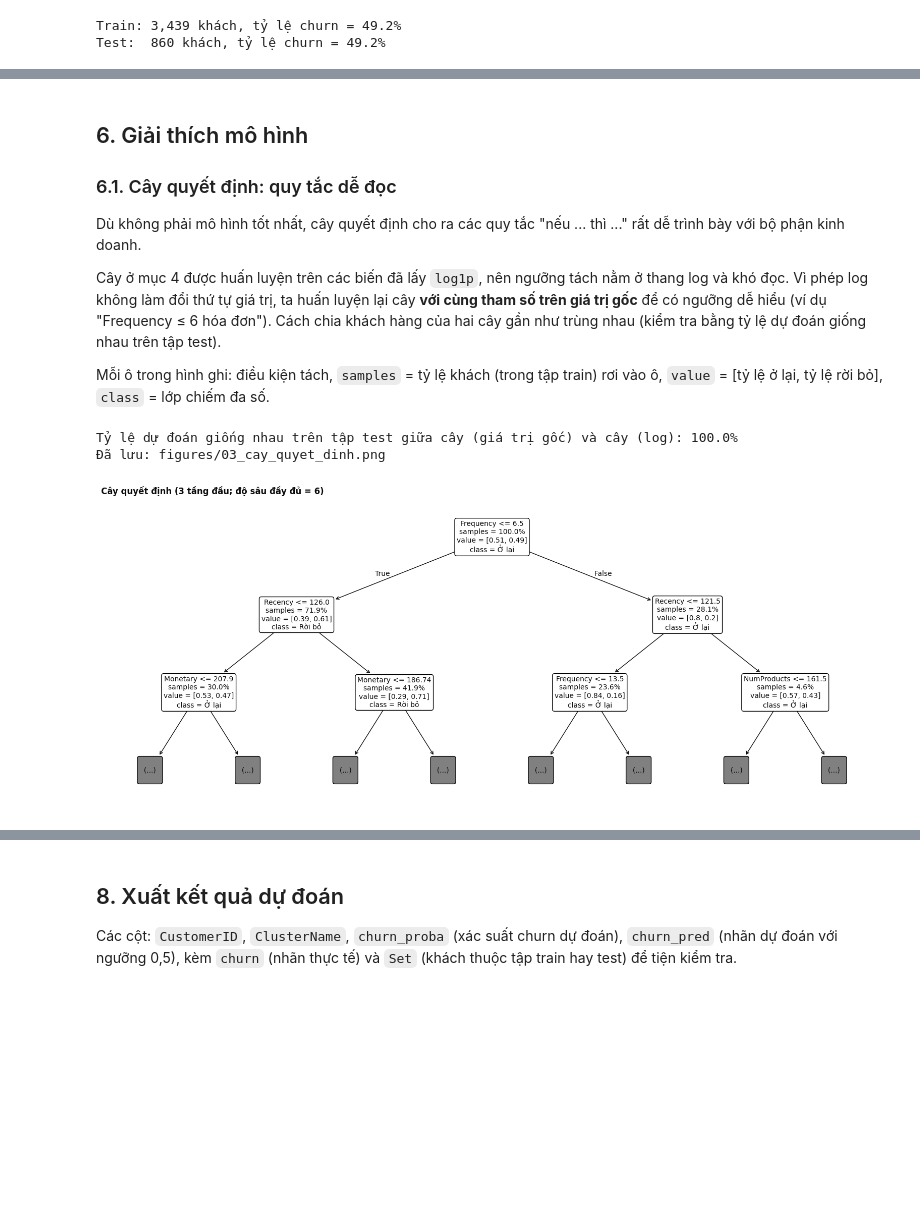
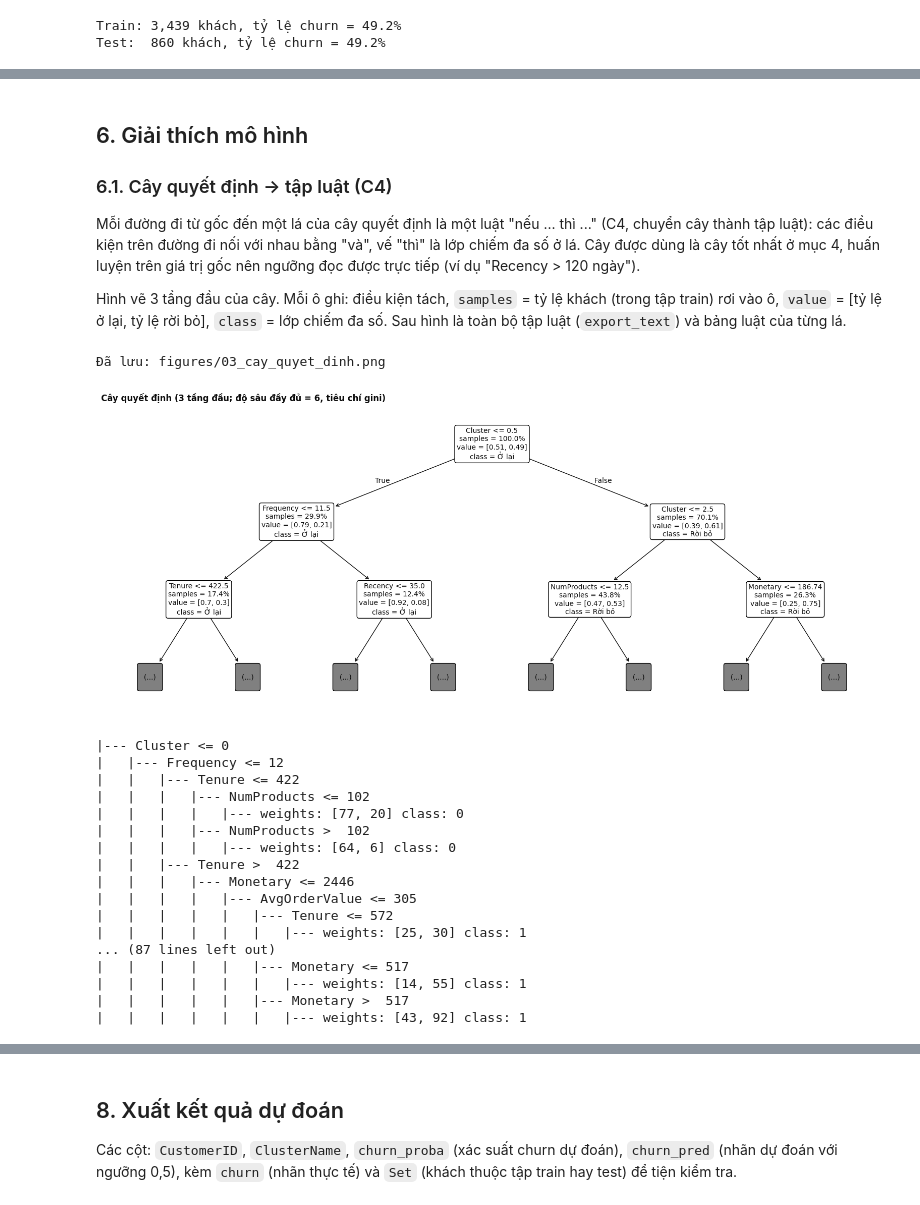
Before and after one commit to MrBread-21/DataMining_BTL, a Jupyter notebook: notebooks/03_du_doan_churn.ipynb, the cells around one changed output, grey strips where cells are left out. Saved outputs shown, nothing was run; the diff lists cells and outputs as text; code cells hidden in the pictures; blank space fills up the shorter version.

```diff
--- a/notebooks/03_du_doan_churn.ipynb
+++ b/notebooks/03_du_doan_churn.ipynb
@@ -201,16 +299,7 @@ plt.show()
 # %%
-LOG_FEATURES = ["Frequency", "Monetary", "AvgOrderValue", "NumProducts"]
-
-X = data[NUM_FEATURES].copy()
-X[LOG_FEATURES] = np.log1p(X[LOG_FEATURES])
-X["IsUK"] = data["IsUK"]
-cluster_dummies = pd.get_dummies(data["ClusterName"], prefix="Cluster", dtype=int)
-cluster_dummies = cluster_dummies[[f"Cluster_{name}" for name in CLUSTER_ORDER]]
-cluster_dummies.columns = [c.replace(" ", "_") for c in cluster_dummies.columns]
-X = pd.concat([X, cluster_dummies], axis=1)
+FEATURES = NUM_FEATURES + ["IsUK", "Cluster"]
+X = data[FEATURES]
 y = data["churn"]
-
-FEATURES = X.columns.tolist()
 print("Các đặc trưng:", FEATURES)
 X.head()
 # %% [output]
@@ -399,30 +503,39 @@ plt.show()
 # %% [markdown]
 ## 6. Giải thích mô hình
 
-### 6.1. Cây quyết định: quy tắc dễ đọc
+### 6.1. Cây quyết định -> tập luật (C4)
 
-Dù không phải mô hình tốt nhất, cây quyết định cho ra các quy tắc "nếu ... thì ..." rất dễ trình bày với bộ phận kinh doanh.
+Mỗi đường đi từ gốc đến một lá của cây quyết định là một luật "nếu ... thì ..." (C4, chuyển cây thành tập luật): các điều kiện trên đường đi nối với nhau bằng "và", vế "thì" là lớp chiếm đa số ở lá. Cây được dùng là cây tốt nhất ở mục 4, huấn luyện trên giá trị gốc nên ngưỡng đọc được trực tiếp (ví dụ "Recency > 120 ngày").
 
-Cây ở mục 4 được huấn luyện trên các biến đã lấy `log1p`, nên ngưỡng tách nằm ở thang log và khó đọc. Vì phép log không làm đổi thứ tự giá trị, ta huấn luyện lại cây **với cùng tham số trên giá trị gốc** để có ngưỡng dễ hiểu (ví dụ "Frequency ≤ 6 hóa đơn"). Cách chia khách hàng của hai cây gần như trùng nhau (kiểm tra bằng tỷ lệ dự đoán giống nhau trên tập test).
-
-Mỗi ô trong hình ghi: điều kiện tách, `samples` = tỷ lệ khách (trong tập train) rơi vào ô, `value` = [tỷ lệ ở lại, tỷ lệ rời bỏ], `class` = lớp chiếm đa số.
+Hình vẽ 3 tầng đầu của cây. Mỗi ô ghi: điều kiện tách, `samples` = tỷ lệ khách (trong tập train) rơi vào ô, `value` = [tỷ lệ ở lại, tỷ lệ rời bỏ], `class` = lớp chiếm đa số. Sau hình là toàn bộ tập luật (`export_text`) và bảng luật của từng lá.
 # %%
-X_train_raw = X_train.copy()
-X_test_raw = X_test.copy()
-X_train_raw[LOG_FEATURES] = data.loc[X_train.index, LOG_FEATURES]
-X_test_raw[LOG_FEATURES] = data.loc[X_test.index, LOG_FEATURES]
-tree = DecisionTreeClassifier(**best_models["Decision Tree"].get_params()).fit(X_train_raw, y_train)
-
-agreement = (tree.predict(X_test_raw) == best_models["Decision Tree"].predict(X_test)).mean()
-print(f"Tỷ lệ dự đoán giống nhau trên tập test giữa cây (giá trị gốc) và cây (log): {agreement:.1%}")
+tree = best_models["Decision Tree"]
 
 fig, ax = plt.subplots(figsize=(20, 8))
 plot_tree(tree, max_depth=2, feature_names=FEATURES, class_names=["Ở lại", "Rời bỏ"],
           filled=False, rounded=True, proportion=True, impurity=False, precision=2, fontsize=10, ax=ax)
-ax.set_title(f"Cây quyết định (3 tầng đầu; độ sâu đầy đủ = {tree.get_depth()})")
+ax.set_title(f"Cây quyết định (3 tầng đầu; độ sâu đầy đủ = {tree.get_depth()}, tiêu chí {tree.criterion})")
 save_fig(fig, "03_cay_quyet_dinh.png")
 plt.show()
+
+print(export_text(tree, feature_names=FEATURES, show_weights=True, decimals=0))
 # %% [output]
-Tỷ lệ dự đoán giống nhau trên tập test giữa cây (giá trị gốc) và cây (log): 100.0%
 Đã lưu: figures/03_cay_quyet_dinh.png
-[figure, old version]
+[figure, new version]
+|--- Cluster <= 0
+|   |--- Frequency <= 12
+|   |   |--- Tenure <= 422
+|   |   |   |--- NumProducts <= 102
+|   |   |   |   |--- weights: [77, 20] class: 0
+|   |   |   |--- NumProducts >  102
+|   |   |   |   |--- weights: [64, 6] class: 0
+|   |   |--- Tenure >  422
+|   |   |   |--- Monetary <= 2446
+|   |   |   |   |--- AvgOrderValue <= 305
+|   |   |   |   |   |--- Tenure <= 572
+|   |   |   |   |   |   |--- weights: [25, 30] class: 1
+... (87 lines left out)
+|   |   |   |   |   |--- Monetary <= 517
+|   |   |   |   |   |   |--- weights: [14, 55] class: 1
+|   |   |   |   |   |--- Monetary >  517
+|   |   |   |   |   |   |--- weights: [43, 92] class: 1
```
Also changed, not shown: parts of 46 cells of this notebook, 31 other files.
